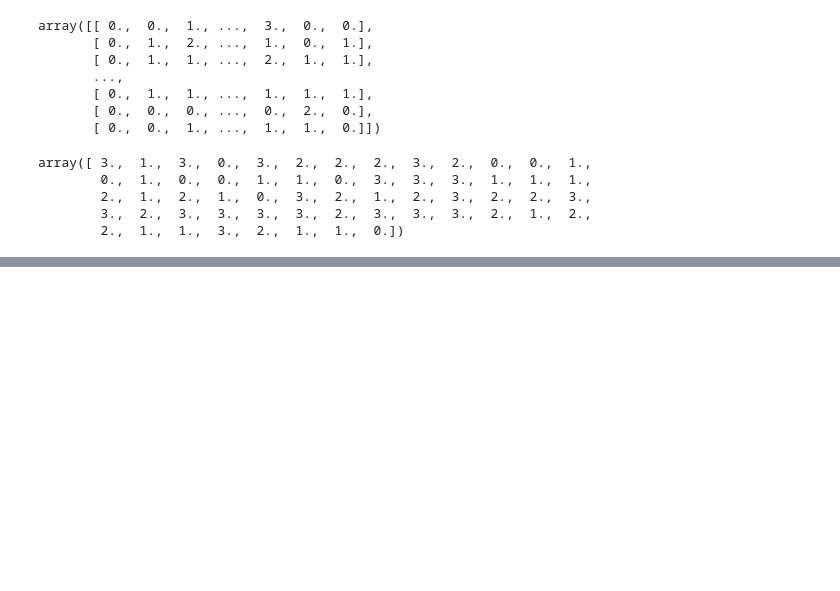
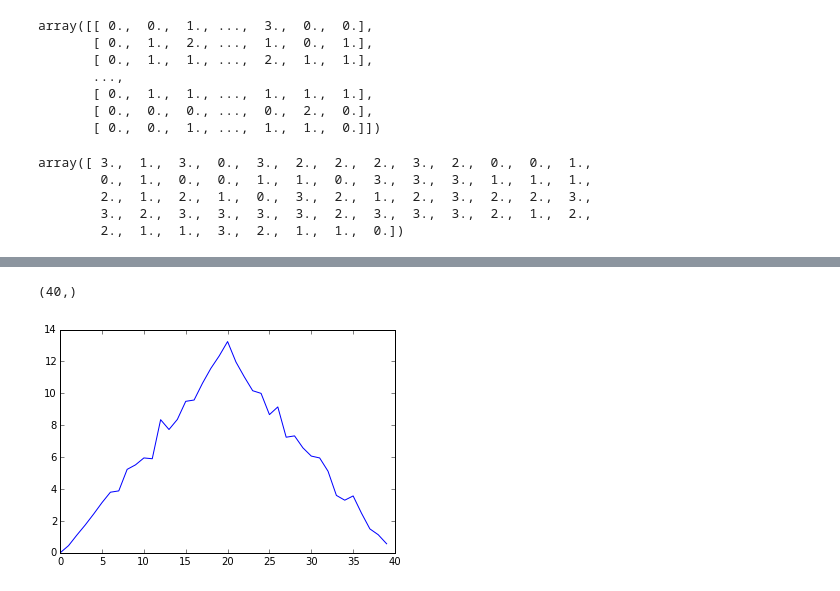
Before and after one commit to rdtarvin/swc_UCSF_python, a Jupyter notebook: RDT_notebook.ipynb, the cells around one changed output, grey strips where cells are left out. Cells and saved outputs as stored; diff of their text form; code cells hidden in the pictures; blank space fills up the shorter version.

```diff
--- a/RDT_notebook.ipynb
+++ b/RDT_notebook.ipynb
@@ -258,0 +293,2 @@ import matplotlib.pyplot
+# %%
+ave_inflammation = data.mean(axis=0)
@@ -258,0 +308,8 @@ import matplotlib.pyplot
+# %%
+ave_inflammation.shape
+# %% [output]
+(40,)
+# %%
+ave_plot = matplotlib.pyplot.plot(ave_inflammation)
+# %% [output]
+[figure, added]
```
Also changed, not shown: parts of 9 cells of this notebook.
